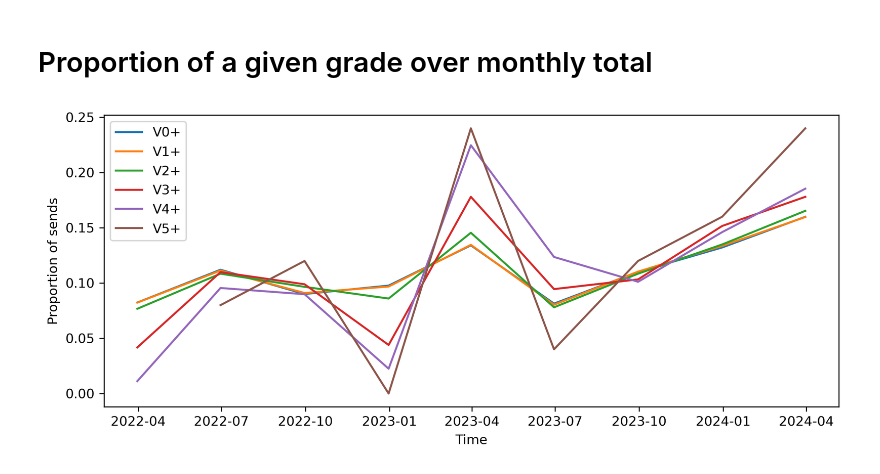
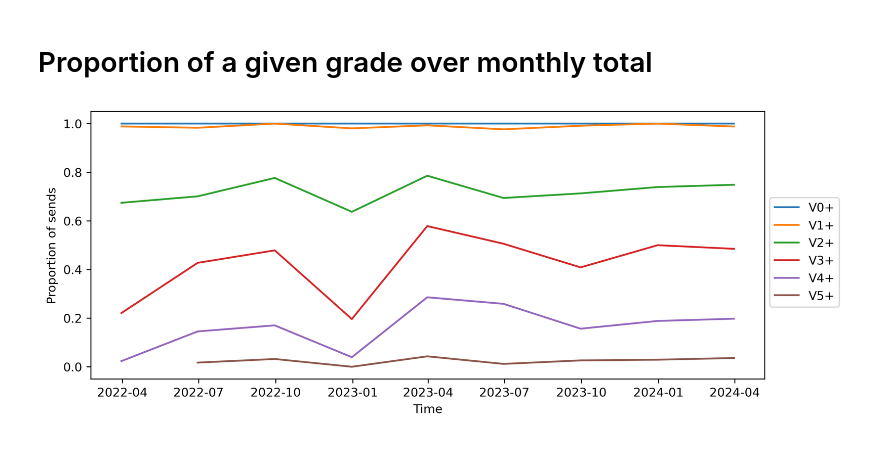
Before and after one commit to absrp/pinnacle_climbing_analysis, a Jupyter notebook: climb_data_analysis.ipynb, the cells around one changed output. Drawn from its saved outputs; the diff is of its cells as text; code cells hidden in the pictures.

Commit message:
fixed bug in normalized counts per quarterly period

```diff
--- a/climb_data_analysis.ipynb
+++ b/climb_data_analysis.ipynb
@@ -54,48 +54,41 @@ plt.show()
 # %% [markdown]
 # Proportion of a given grade over monthly total
 # %%
-def count_grades_or_higher(df, grade_numeric):
+def normalize_counts_by_total(df, grade_numeric):
     """
-    Count grades in each 3-month window that are of a given grade or higher.
+    Normalize the counts by all climbs in a given quarterly period.
 
     Parameters:
     - df: DataFrame with sends data.
     - grade_numeric: The numeric value of the grade to filter on or above.
 
     Returns:
-    - DataFrame with counts for each 3-month period.
+    - DataFrame with normalized counts for each 3-month period.
     """
-
     filtered = df[df['NumericLevel'] >= grade_numeric]
-    return filtered.resample('Q')['NumericLevel'].count().to_frame(name=f'Counts_Grade_{grade_numeric}_or_higher')
+    filtered_resampled = filtered.resample('Q')['NumericLevel'].count().to_frame(name=f'Counts_Grade_{grade_numeric}_or_higher')
+    total_counts_resampled = df.resample('Q')['NumericLevel'].count().to_frame(name='Total_Counts')
+    normalized_counts = filtered_resampled.div(total_counts_resampled['Total_Counts'], axis=0)
+    return normalized_counts
 # %%
 sends = boulders[boulders['Attempt'] == False]
 sends['Time'] = pd.to_datetime(sends['Time'])
 sends.set_index('Time', inplace=True)
 
-
 grade_scale = {'VB': 1, 'V1': 2, 'V2': 3, 'V3': 4, 'V4': 5, 'V5': 6}
 sends['NumericLevel'] = sends['Level'].map(grade_scale)
-legend_labels = []
-lines = []
 
-plt.figure(figsize=(10,4),dpi=300)
+plt.figure(figsize=(10, 4), dpi=300)
 ax = plt.gca()
 
 for grade, numeric_value in grade_scale.items():
     if grade != 'V6':
-        grade_counts = count_grades_or_higher(sends, numeric_value)
-        total_climbs = grade_counts.sum()
-        normalized_counts = grade_counts / total_climbs
-        line = ax.plot(normalized_counts.index, normalized_counts.values)[0]  # Get the line object
-        lines.append(line)  # Collect lines for legend
-        legend_labels.append(f'V{grade_scale[grade]-1}+')
+        normalized_counts = normalize_counts_by_total(sends, numeric_value)
+        line = ax.plot(normalized_counts.index, normalized_counts.values, label=f'V{grade_scale[grade]-1}+')[0]
 
-
-plt.legend(handles=lines, labels=legend_labels)
-
+plt.legend(bbox_to_anchor=(1.12, 0.7), loc='upper right')
 plt.xlabel('Time')
 plt.ylabel('Proportion of sends')
 plt.show()
 # %% [output]
-[figure, old version]
+[figure, new version]
```
